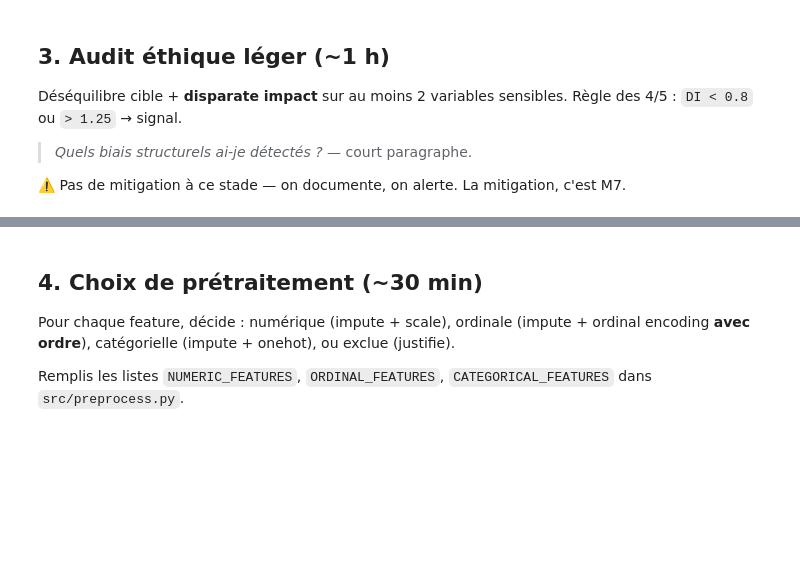
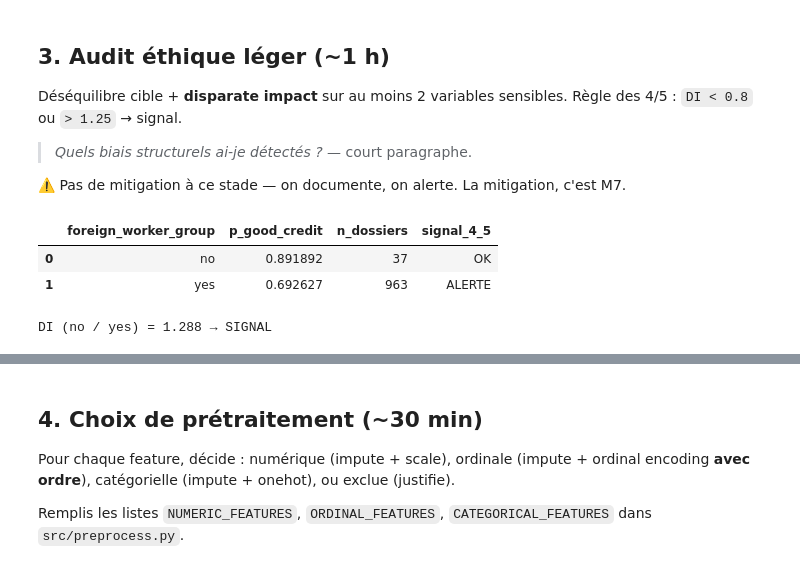
Before and after one commit to Franck-Beugnet/M2-B1-pipe-eckmuhl-franck, a Jupyter notebook: notebooks/M2-B1_template.ipynb, the cells around one changed output, grey strips where cells are left out. Drawn from its saved outputs; the diff is of its cells as text; code cells hidden in the pictures; blank space fills up the shorter version.

```diff
--- a/notebooks/M2-B1_template.ipynb
+++ b/notebooks/M2-B1_template.ipynb
@@ -291,0 +287,37 @@ c'est M7.
+# %%
+# Prérequis : charger df et target_col si pas encore en mémoire
+if 'df' not in dir():
+    from pathlib import Path
+    import pandas as pd
+    DATA_DIR = Path("../data")
+    RAW_PATH = DATA_DIR / "german_credit_raw.csv"
+    df = pd.read_csv(RAW_PATH)
+    target_col = "credit_risk"
+
+# Disparate Impact sur foreign_worker
+# Règle des 4/5 : DI < 0.8 ou > 1.25 → signal d'alerte
+
+foreign_worker_analysis = df.groupby('foreign_worker')[target_col].apply(
+    lambda x: (x == 'good_credit').sum() / len(x)
+).rename('p_good_credit')
+
+di_foreign = foreign_worker_analysis.loc['no'] / foreign_worker_analysis.loc['yes']
+
+di_foreign_df = pd.DataFrame({
+    'foreign_worker_group': foreign_worker_analysis.index,
+    'p_good_credit': foreign_worker_analysis.values,
+    'n_dossiers': df.groupby('foreign_worker').size().values,
+})
+
+di_foreign_df['signal_4_5'] = di_foreign_df['p_good_credit'].apply(
+    lambda x: 'ALERTE' if (x < 0.8 or x > 1.25) else 'OK'
+)
+
+display(di_foreign_df)
+print(f"\nDI (no / yes) = {di_foreign:.3f} → ", end='')
+print('SIGNAL' if (di_foreign < 0.8 or di_foreign > 1.25) else 'intra-4/5')
+# %% [output]
+|  | foreign_worker_group | p_good_credit | n_dossiers | signal_4_5 |
+| 0 | no | 0.891892 | 37 | OK |
+| 1 | yes | 0.692627 | 963 | ALERTE |
+DI (no / yes) = 1.288 → SIGNAL
```
Also changed, not shown: parts of 7 cells of this notebook.
